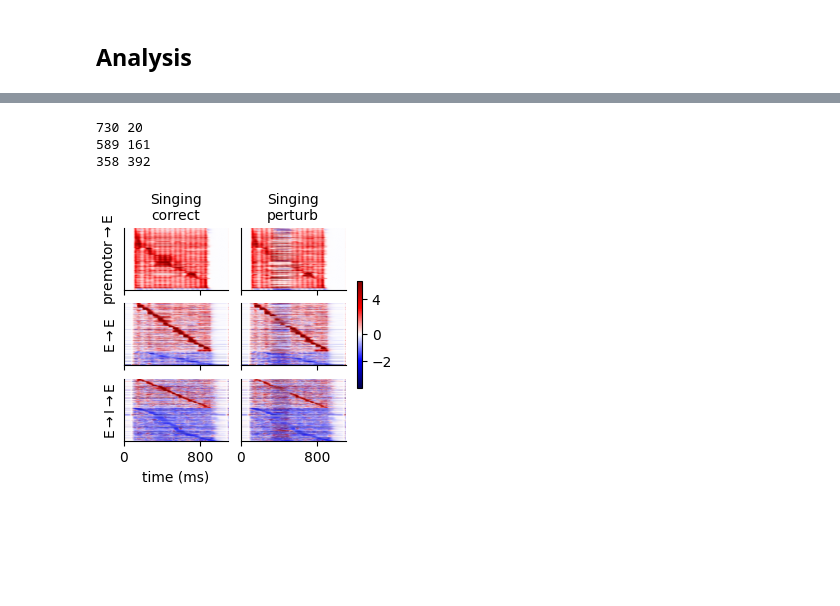
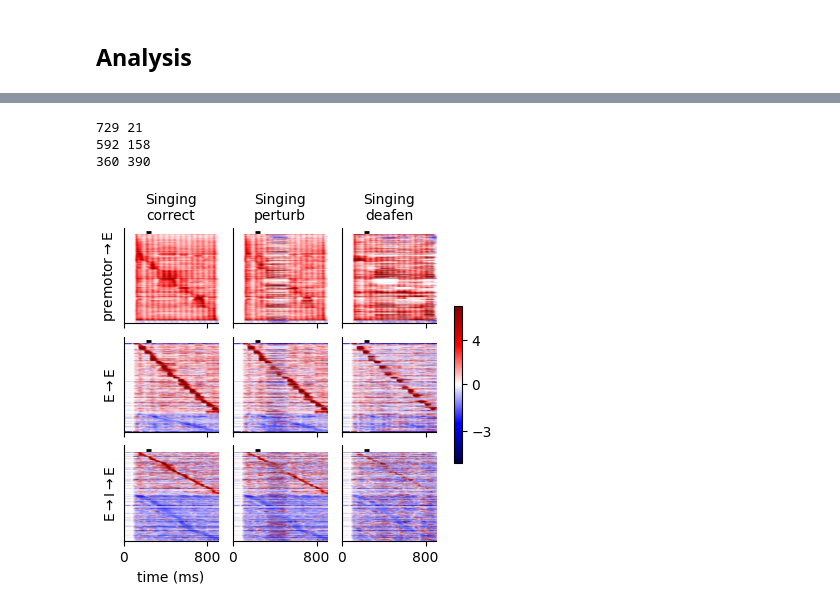
Before and after one commit to gongziyida/vocal-error-network, a Jupyter notebook: simulations/test_models.ipynb, the cells around one changed output, grey strips where cells are left out. Cells and saved outputs as stored; diff of their text form; code cells hidden in the pictures; blank space fills up the shorter version.

```diff
--- a/simulations/test_models.ipynb
+++ b/simulations/test_models.ipynb
@@ -212,22 +212,31 @@ fig.savefig(os.path.join(IMG_DIR, 'learn_real_sparsity_%s.svg' % POSTFIX))
 # %%
-ks = ('ctrl', 'pert')
-titles = ['Singing\ncorrect', 'Singing\nperturb']
+ks = ('ctrl', 'pert', 'deaf')
+titles = ['Singing\ncorrect', 'Singing\nperturb', 'Singing\ndeafen']
 
-fig, ax = plt.subplots(3, len(titles), sharex='all', sharey='all', figsize=(3,3))
+fig, ax = plt.subplots(3, len(titles), sharex='all', sharey='all', figsize=(4,4))
 
 idxs = [temporal_sort(z, by='dmean', t0=100)[1] for z in res_trial_avg['ctrl'][1:]]
-norm = TwoSlopeNorm(0, -4, 6)
+norm = TwoSlopeNorm(0, -5, 7)
+
+m = (aud_real['pert_t0'].mean() + aud_real['pert_t1'].mean()) / 2
+
 for i, k in enumerate(ks):
     ax[0,i].set_title(titles[i])
     for j, idx in enumerate(idxs):
-        im = ax[j,i].imshow(res_trial_avg[k][j+1][:,idx].T, cmap='seismic', norm=norm)
-cbar = fig.colorbar(im, ax=ax, ticks=[-2, 0, 4], shrink=0.5)
+        im = ax[j,i].imshow(res_trial_avg[k][j+1][:900,idx].T, cmap='seismic', norm=norm)
+
+y = ax[0,0].get_ylim()[1]-20
+for i, k in enumerate(ks):
+    for j, idx in enumerate(idxs):
+        ax[j,i].hlines(y, m, m+50, lw=2, color='k')
+
+cbar = fig.colorbar(im, ax=ax, ticks=[-3, 0, 4], shrink=0.5)
 ax[0,0].set(ylabel=r'premotor$\to$E')
 ax[1,0].set(ylabel=r'E$\to$E')
 ax[2,0].set(xticks=[0, 800], yticks=[], xlabel='time (ms)', ylabel=r'E$\to$I$\to$E')
 fig.savefig(os.path.join(IMG_DIR, 'raster_%s.svg' % POSTFIX))
 # %% [output]
-730 20
-589 161
-358 392
+729 21
+592 158
+360 390
-[figure, old version]
+[figure, new version]
```
Also changed, not shown: parts of 6 cells of this notebook, 1 other file.
